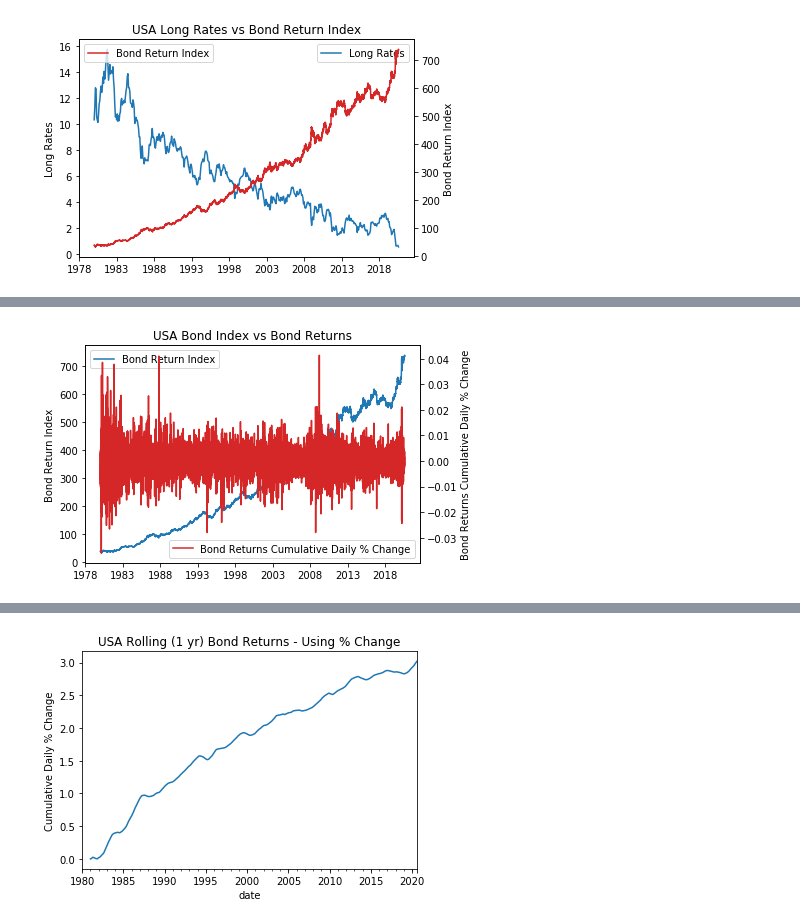
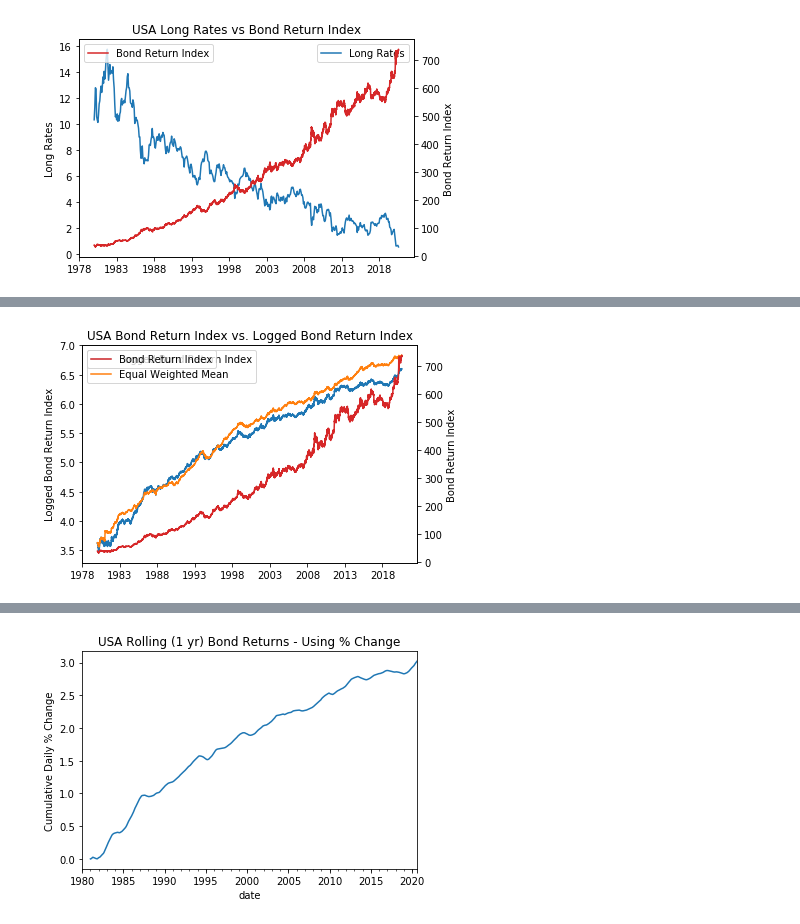
Before and after one commit to Mike-Huntress/Internship2020, a Jupyter notebook: Project_Workbook.ipynb, the cells around one changed output, grey strips where cells are left out. Saved outputs shown, nothing was run; the diff lists cells and outputs as text; code cells hidden in the pictures.

```diff
--- a/Project_Workbook.ipynb
+++ b/Project_Workbook.ipynb
@@ -66,18 +104,17 @@ plt.show()
 # %%
-## I think I'm getting confused by rate of return vs. yield? ##
-
-# Long Rates (Bond Yields) vs Bond Rate of Return
+# Visualizing Bond Return Index vs. Logged Bond Return Index
 fig, ax1 = plt.subplots()
 ax2 = ax1.twinx()
-ax1_label = 'Bond Return Index'
-ax1.plot(BondReturnIndex[country].to_timestamp(), label = ax1_label)
+ax1_label = 'Logged Bond Return Index'
+ax1.plot(np.log(BondReturnIndex[country]).to_timestamp(), label = ax1_label)
+ax1.plot(np.log(BondReturnIndex[average]).to_timestamp())
 ax1.set_ylabel(ax1_label)
 ax1.legend()
-ax2_label = 'Bond Returns Cumulative Daily % Change'
-ax2.plot(BondReturnIndex[country].pct_change().to_timestamp(), color = 'tab:red', label = ax2_label)
+ax2_label = 'Bond Return Index'
+ax2.plot(BondReturnIndex[country].to_timestamp(), color = 'tab:red', label = ax2_label)
 ax2.set_ylabel(ax2_label)
 ax2.legend()
-plt.title(f'{country} Bond Index vs Bond Returns')
+plt.title(f'{country} Bond Return Index vs. Logged Bond Return Index')
 plt.show()
 # %% [output]
-[figure, old version]
+[figure, new version]
```
Also changed, not shown: parts of 20 cells of this notebook.
